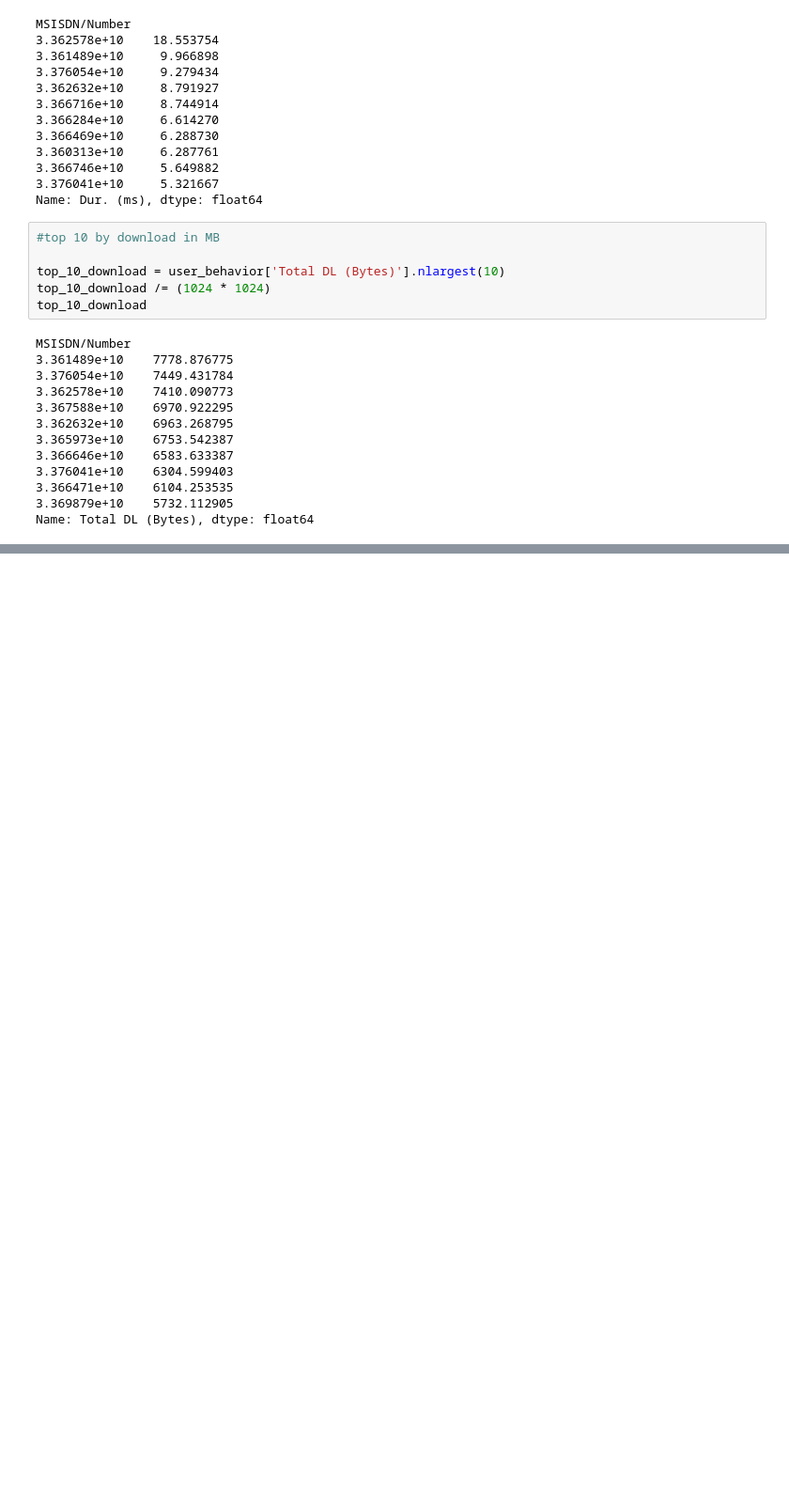
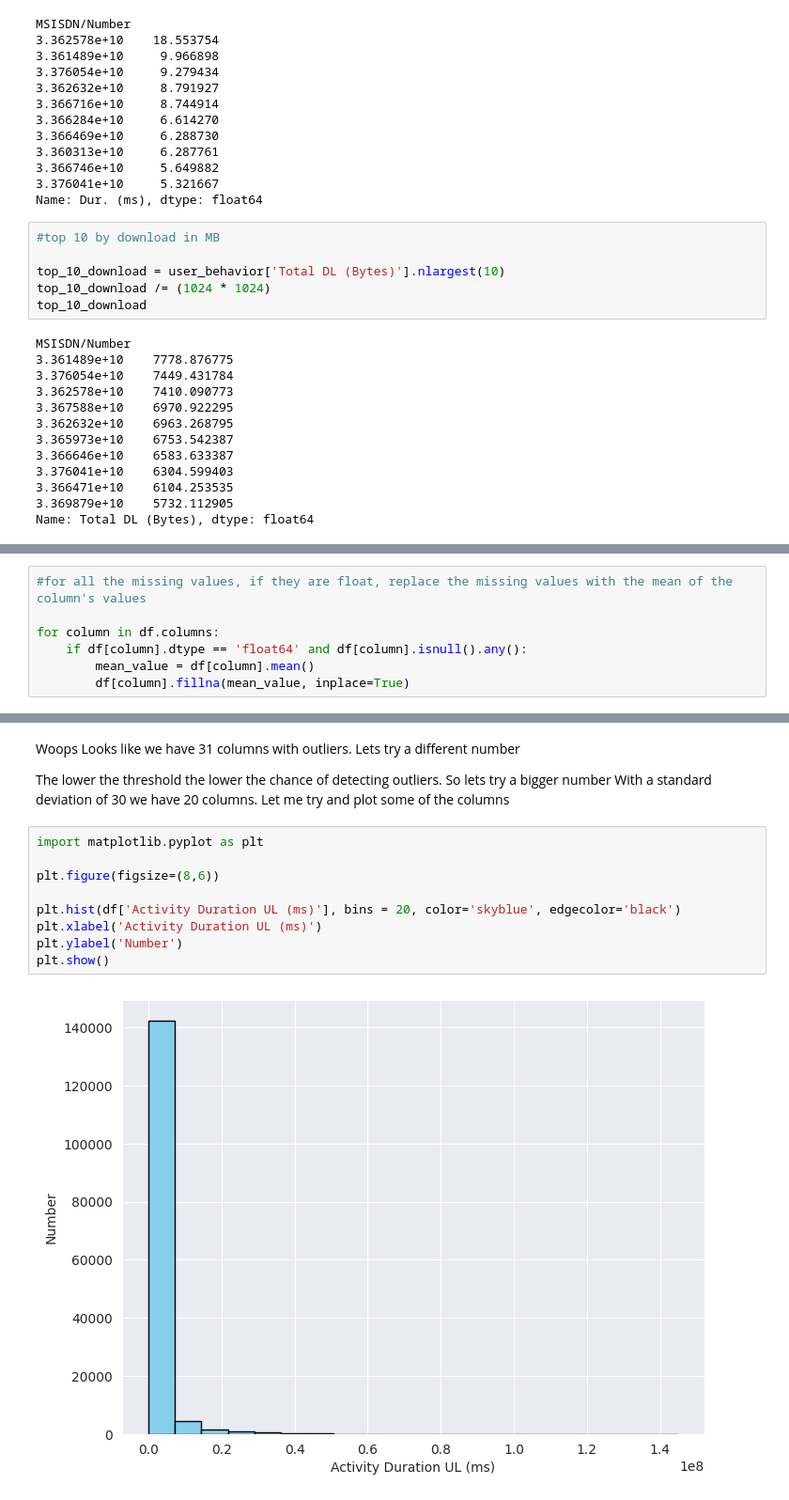
Before and after one commit to biniyam69/telecom, a Jupyter notebook: notebooks/EDA.ipynb, the cells around one changed output, grey strips where cells are left out. Shown at 94% size. Cells and saved outputs as stored; diff of their text form; blank space fills up the shorter version.

```diff
--- a/notebooks/EDA.ipynb
+++ b/notebooks/EDA.ipynb
@@ -288,0 +330,7 @@ Name: Total DL (Bytes), dtype: float64
+# %%
+#for all the missing values, if they are float, replace the missing values with the mean of the column's values
+
+for column in df.columns:
+    if df[column].dtype == 'float64' and df[column].isnull().any():
+        mean_value = df[column].mean()
+        df[column].fillna(mean_value, inplace=True)
@@ -288,0 +383,16 @@ Name: Total DL (Bytes), dtype: float64
+# %% [markdown]
+Woops Looks like we have 31 columns with outliers. Lets try a different number
+
+The lower the threshold the lower the chance of detecting outliers. So lets try a bigger number
+With a standard deviation of 30 we have 20 columns. Let me try and plot some of the columns
+# %%
+import matplotlib.pyplot as plt
+
+plt.figure(figsize=(8,6))
+
+plt.hist(df['Activity Duration UL (ms)'], bins = 20, color='skyblue', edgecolor='black')
+plt.xlabel('Activity Duration UL (ms)')
+plt.ylabel('Number')
+plt.show()
+# %% [output]
+[figure, added]
```
Also changed, not shown: parts of 8 cells of this notebook, 4 other files.
